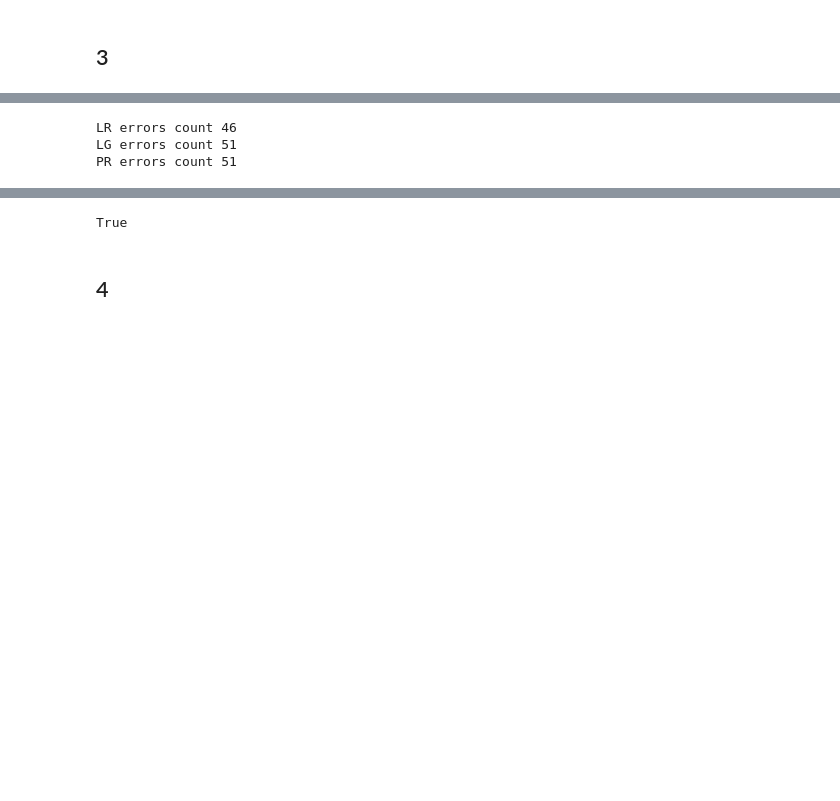
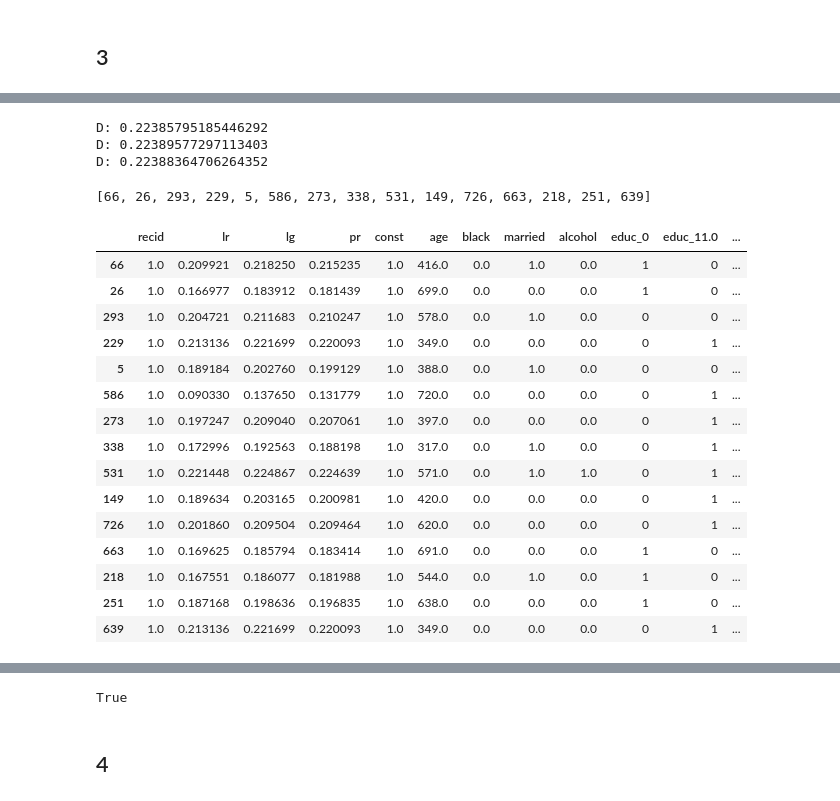
Before and after one commit to SamuraiGalahad/IDZ_HW, a Jupyter notebook: hw.ipynb, the cells around one changed output, grey strips where cells are left out. Cells and saved outputs as stored; diff of their text form; code cells hidden in the pictures; blank space fills up the shorter version.

```diff
--- a/hw.ipynb
+++ b/hw.ipynb
@@ -357,19 +349,51 @@ dtype: float64
-# %%
-# TODO: Fix
-
-lr_errors = (Y - lr_model_pred) ** 2
-lr_errors = lr_errors[lr_errors > 0.5]
-
-lg_errors = (Y - lg_model_pred) ** 2
-lg_errors = lg_errors[lg_errors > 0.5]
-
-pr_errors = (Y - pr_model_pred) ** 2
-pr_errors = pr_errors[pr_errors > 0.5]
-
-print("LR errors count", len(lr_errors))
-print("LG errors count", len(lg_errors))
-print("PR errors count", len(pr_errors))
-# %% [output]
-LR errors count 46
-LG errors count 51
-PR errors count 51
+# %%
+# TODO: Fix
+
+lr_residuals = Y - lr_model_pred[:Y.size]
+lg_residuals  = Y - lg_model_pred[:Y.size]
+pr_residuals = Y - pr_model_pred[:Y.size]
+
+print('D:', np.var(lr_residuals))
+print('D:', np.var(lg_residuals))
+print('D:', np.var(pr_residuals))
+# %% [output]
+D: 0.22385795185446292
+D: 0.22389577297113403
+D: 0.22388364706264352
+# %%
+most_influential = set()
+
+# For lr. lg. pr
+sorted_lr_residuals = np.argsort(np.abs(lr_residuals))
+sorted_lg_residuals = np.argsort(np.abs(lg_residuals))
+sorted_pr_residuals = np.argsort(np.abs(pr_residuals))
+
+most_influential = most_influential.union([*sorted_lr_residuals[-15:]])
+most_influential = most_influential.union([*sorted_lg_residuals[-15:]])
+most_influential = most_influential.union([*sorted_pr_residuals[-15:]])
+
+most_influential = list(most_influential)
+print(most_influential)
+
+predictions = pd.DataFrame({'lr': lr_model_pred, 'lg': lg_model_pred, 'pr': pr_model_pred})
+df = pd.concat([Y, predictions, X_test], axis=1)
+res = df.iloc[most_influential]
+display(res)
+# %% [output]
+[66, 26, 293, 229, 5, 586, 273, 338, 531, 149, 726, 663, 218, 251, 639]
+|  | recid | lr | lg | pr | const | age | black | married | alcohol | educ_0 | educ_11.0 | ... |
+| 66 | 1.0 | 0.209921 | 0.218250 | 0.215235 | 1.0 | 416.0 | 0.0 | 1.0 | 0.0 | 1 | 0 | ... |
+| 26 | 1.0 | 0.166977 | 0.183912 | 0.181439 | 1.0 | 699.0 | 0.0 | 0.0 | 0.0 | 1 | 0 | ... |
+| 293 | 1.0 | 0.204721 | 0.211683 | 0.210247 | 1.0 | 578.0 | 0.0 | 1.0 | 0.0 | 0 | 0 | ... |
+| 229 | 1.0 | 0.213136 | 0.221699 | 0.220093 | 1.0 | 349.0 | 0.0 | 0.0 | 0.0 | 0 | 1 | ... |
+| 5 | 1.0 | 0.189184 | 0.202760 | 0.199129 | 1.0 | 388.0 | 0.0 | 1.0 | 0.0 | 0 | 0 | ... |
+| 586 | 1.0 | 0.090330 | 0.137650 | 0.131779 | 1.0 | 720.0 | 0.0 | 0.0 | 0.0 | 0 | 1 | ... |
+| 273 | 1.0 | 0.197247 | 0.209040 | 0.207061 | 1.0 | 397.0 | 0.0 | 0.0 | 0.0 | 0 | 1 | ... |
+| 338 | 1.0 | 0.172996 | 0.192563 | 0.188198 | 1.0 | 317.0 | 0.0 | 1.0 | 0.0 | 0 | 1 | ... |
+| 531 | 1.0 | 0.221448 | 0.224867 | 0.224639 | 1.0 | 571.0 | 0.0 | 1.0 | 1.0 | 0 | 1 | ... |
+| 149 | 1.0 | 0.189634 | 0.203165 | 0.200981 | 1.0 | 420.0 | 0.0 | 0.0 | 0.0 | 0 | 1 | ... |
+| 726 | 1.0 | 0.201860 | 0.209504 | 0.209464 | 1.0 | 620.0 | 0.0 | 0.0 | 0.0 | 0 | 1 | ... |
+| 663 | 1.0 | 0.169625 | 0.185794 | 0.183414 | 1.0 | 691.0 | 0.0 | 0.0 | 0.0 | 1 | 0 | ... |
+| 218 | 1.0 | 0.167551 | 0.186077 | 0.181988 | 1.0 | 544.0 | 0.0 | 1.0 | 0.0 | 1 | 0 | ... |
+| 251 | 1.0 | 0.187168 | 0.198636 | 0.196835 | 1.0 | 638.0 | 0.0 | 0.0 | 0.0 | 1 | 0 | ... |
+| 639 | 1.0 | 0.213136 | 0.221699 | 0.220093 | 1.0 | 349.0 | 0.0 | 0.0 | 0.0 | 0 | 1 | ... |
```
Also changed, not shown: parts of 13 cells of this notebook.
